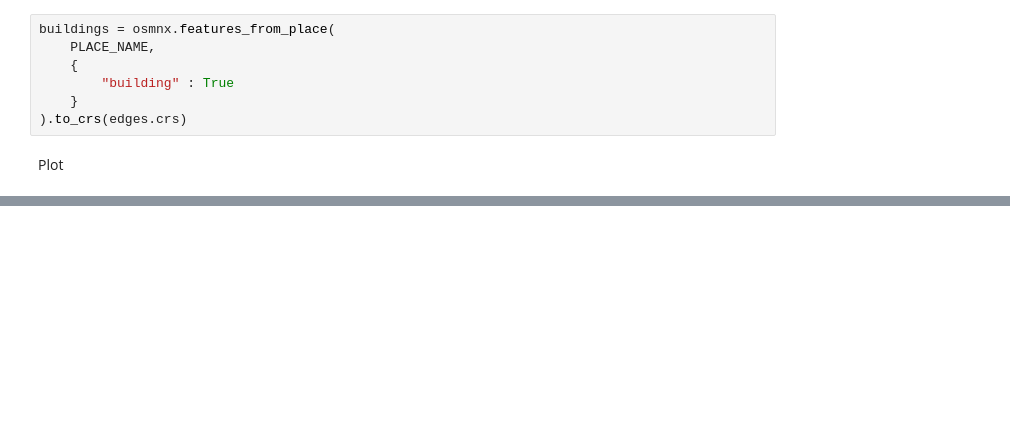
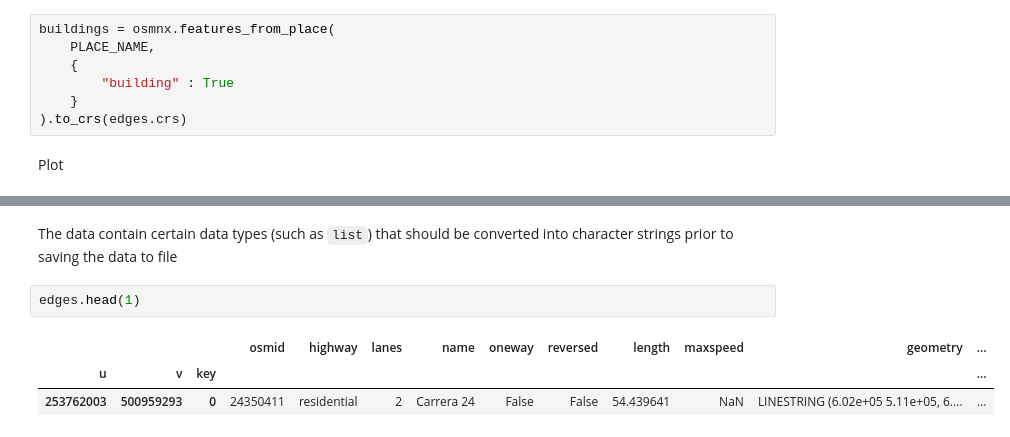
Before and after one commit to aliciaarevalor/network_analysis, a Jupyter notebook: Workshop3_AliciaArevalo.ipynb, the cells around one changed output, grey strips where cells are left out. Saved outputs shown, nothing was run; the diff lists cells and outputs as text; blank space fills up the shorter version.

Commit message:
Data

```diff
--- a/Workshop3_AliciaArevalo.ipynb
+++ b/Workshop3_AliciaArevalo.ipynb
@@ -527,3 +508,12 @@ edges.head()
+# %% [markdown]
+The data contain certain data types (such as `list`) that should be converted
+into character strings prior to saving the data to file
+# %%
+edges.head(1)
+# %% [output]
+|  |  |  | osmid | highway | lanes | name | oneway | reversed | length | maxspeed | geometry | ... |
+| u | v | key |  |  |  |  |  |  |  |  |  | ... |
+| 253762003 | 500959293 | 0 | 24350411 | residential | 2 | Carrera 24 | False | False | 54.439641 | NaN | LINESTRING (6.02e+05 5.11e+05, 6.... | ... |
 # %%
 # Columns with invalid values
 problematic_columns = [
```
Also changed, not shown: parts of 27 cells of this notebook, 1 other file.
